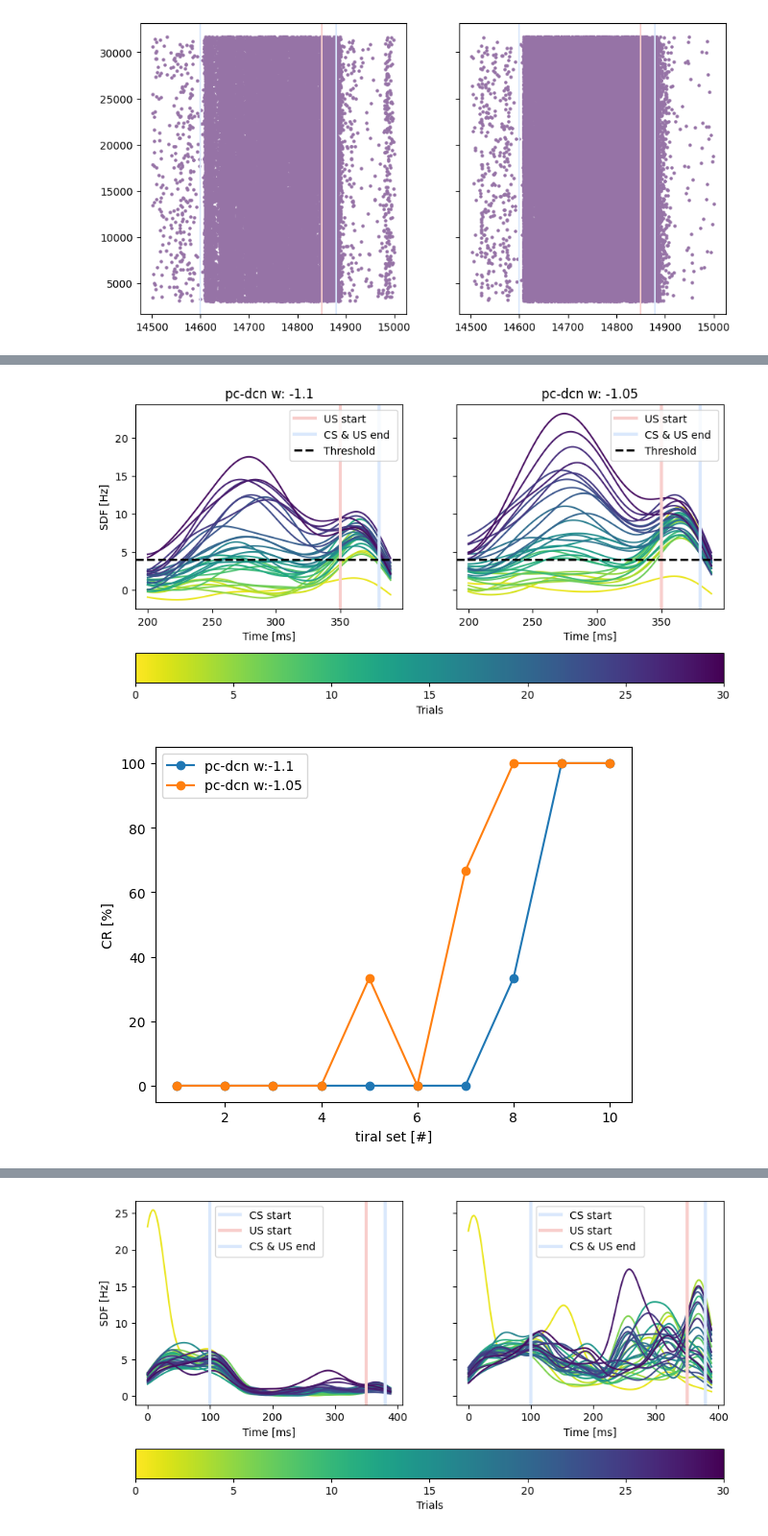
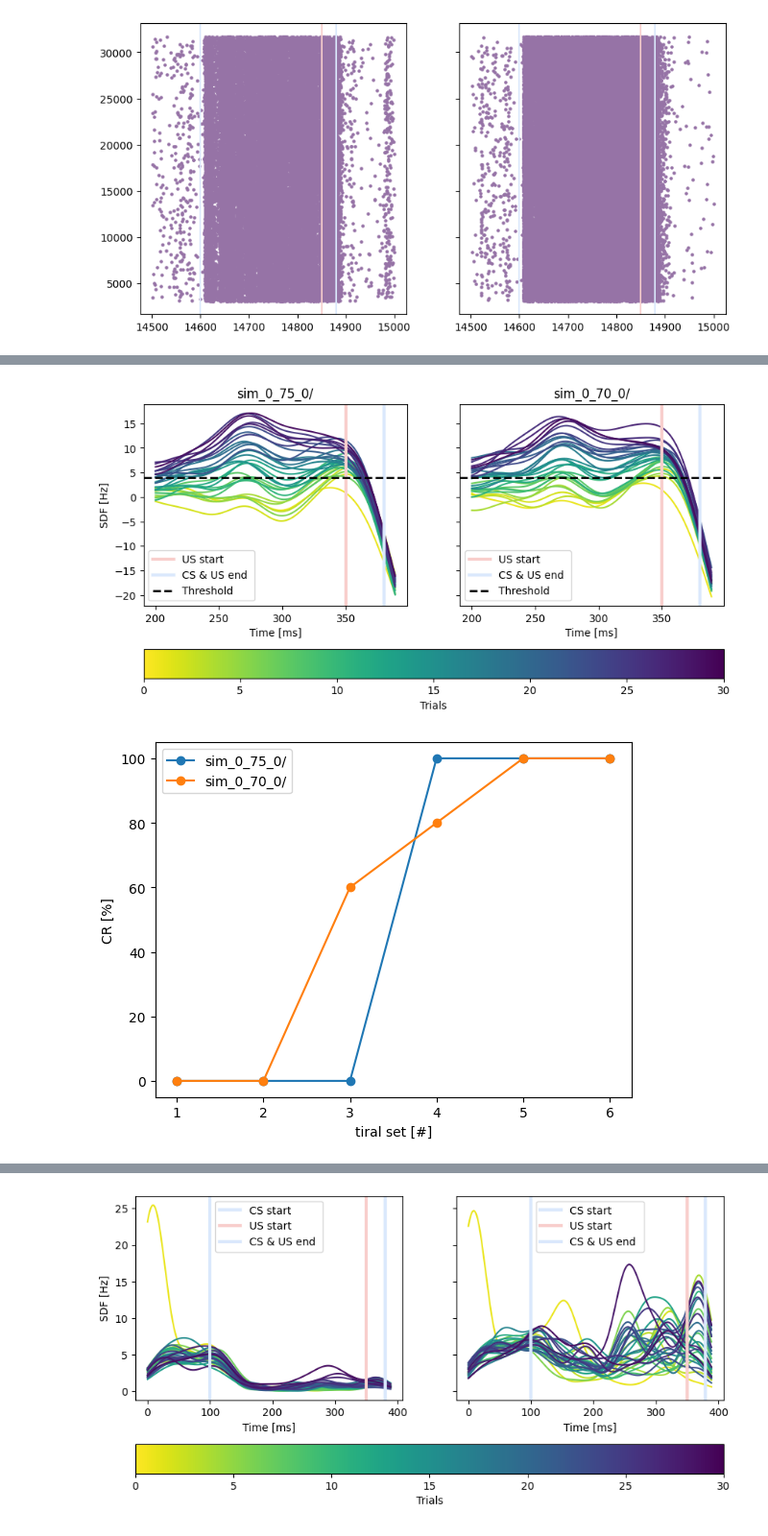
Before and after one commit to alessandratrapani/NODS, a Jupyter notebook: grid_search_Aplus_Aminus/grc_raster.ipynb, the cells around one changed output, grey strips where cells are left out. Shown at 96% size. Drawn from its saved outputs; the diff is of its cells as text; code cells hidden in the pictures.

```diff
--- a/grid_search_Aplus_Aminus/grc_raster.ipynb
+++ b/grid_search_Aplus_Aminus/grc_raster.ipynb
@@ -138,7 +138,7 @@ sdf_mean_cell_4 = []
 palette = list(reversed(sns.color_palette("viridis", n_trials).as_hex()))
 sm = plt.cm.ScalarMappable(cmap="viridis_r", norm=plt.Normalize(vmin=0, vmax=n_trials))
 
-fig_sdf, axs_sdf = plt.subplots(1, 2, figsize=(10, 5), sharey=True)
+fig_sdf, axs_sdf = plt.subplots(1, 2, figsize=(15, 8), sharey=True)
 step = 5
 sdf_mean_sim = []
 sdf_mean_sim_4 = []
@@ -202,9 +252,10 @@ plt.show()
 # %%
-rooth_path = f"/home/csartor1/code/NODS/results/dcn/"
+root_path = f"/home/csartor1/code/NODS/results/dcn/wo_NO/0Hz/"
 cell = "dcn_spikes"
-
-results_path = rooth_path + "/wo_NO/0Hz/sim_1_1_0/"
-results_path_mf = rooth_path + "/wo_NO/0Hz/sim_1_05_0/"
+cond = "sim_0_75_0/"
+cond_1 = "sim_0_70_0/"
+results_path = root_path + cond
+results_path_mf = root_path + cond_1
 spk = get_spike_activity(cell_name=cell, path=results_path)
 spk_mf = get_spike_activity(cell_name=cell, path=results_path_mf)
 sdf_mean_cell = []
@@ -246,44 +297,45 @@ fig_sdf, axs_sdf = plt.subplots(1, 2, figsize=(10, 5), sharey=True)
 for trial in range(n_trials):
     axs_sdf[0].plot(range(t_bs,390),sdf_mean_cell_arr[trial],palette[trial])
     axs_sdf[1].plot(range(t_bs,390),sdf_mean_cell_mf_arr[trial], palette[trial])
+    #axs_sdf[0].plot(sdf_mean_cell[trial],palette[trial])
+    #axs_sdf[1].plot(sdf_mean_cell_mf[trial], palette[trial])
 
 #axs_sdf[0].axvline(CS_start_first, label="CS start", linewidth=3, c=CS_color)
 axs_sdf[0].axvline(
     US_start_first - between_start, label="US start", linewidth=3, c=US_color
 )
 axs_sdf[0].axvline(
     CS_start_first + CS_burst_dur, label="CS & US end ", linewidth=3, c=CS_color
 )
 #axs_sdf[1].axvline(CS_start_first, label="CS start", linewidth=3, c=CS_color)
 axs_sdf[1].axvline(
     US_start_first - between_start, label="US start", linewidth=3, c=US_color
 )
 axs_sdf[1].axvline(
     CS_start_first + CS_burst_dur, label="CS & US end ", linewidth=3, c=CS_color
 )
 axs_sdf[0].axhline(
     thr, linewidth=2, c='black', linestyle='--', label = "Threshold"
 )
 axs_sdf[1].axhline(
     thr, linewidth=2, c='black', linestyle='--', label = "Threshold"
 )
 axs_sdf[0].set_ylabel("SDF [Hz]")
 axs_sdf[0].set_xlabel("Time [ms]")
 axs_sdf[1].set_xlabel("Time [ms]")
 axs_sdf[0].legend()
 axs_sdf[1].legend()
-axs_sdf[0].set_title("pc-dcn w: -1.1")
-axs_sdf[1].set_title("pc-dcn w: -1.05")
+axs_sdf[0].set_title(cond)
+axs_sdf[1].set_title(cond_1)
 cbar = plt.colorbar(sm, ax=axs_sdf.ravel().tolist(), orientation='horizontal')
 cbar.set_label('Trials')
 
-
 plt.show()
 # %% [output]
-[figure, old version]
+[figure, new version]
 # %%
-trial_chunk = 10
-n_trials_chunck = 3
+trial_chunk = 6
+n_trials_chunck = 5
 cr_perc = []
 cr_perc_mf = []
 
@@ -309,12 +361,12 @@ for i in range(trial_chunk):
 
 
 plt.figure()
-plt.plot(range(1,trial_chunk+1),cr_perc,'o-', label='pc-dcn w:-1.1')
-plt.plot(range(1,trial_chunk+1),cr_perc_mf, 'o-',label='pc-dcn w:-1.05')
+plt.plot(range(1,trial_chunk+1),cr_perc,'o-', label= cond)
+plt.plot(range(1,trial_chunk+1),cr_perc_mf, 'o-',label= cond_1)
 plt.ylabel("CR [%]")
 plt.xlabel("tiral set [#]")
 plt.legend()
 plt.show()
 # %% [output]
-[figure, old version]
+[figure, new version]
 # %%
```
Also changed, not shown: parts of 7 cells of this notebook, 9 other files.
